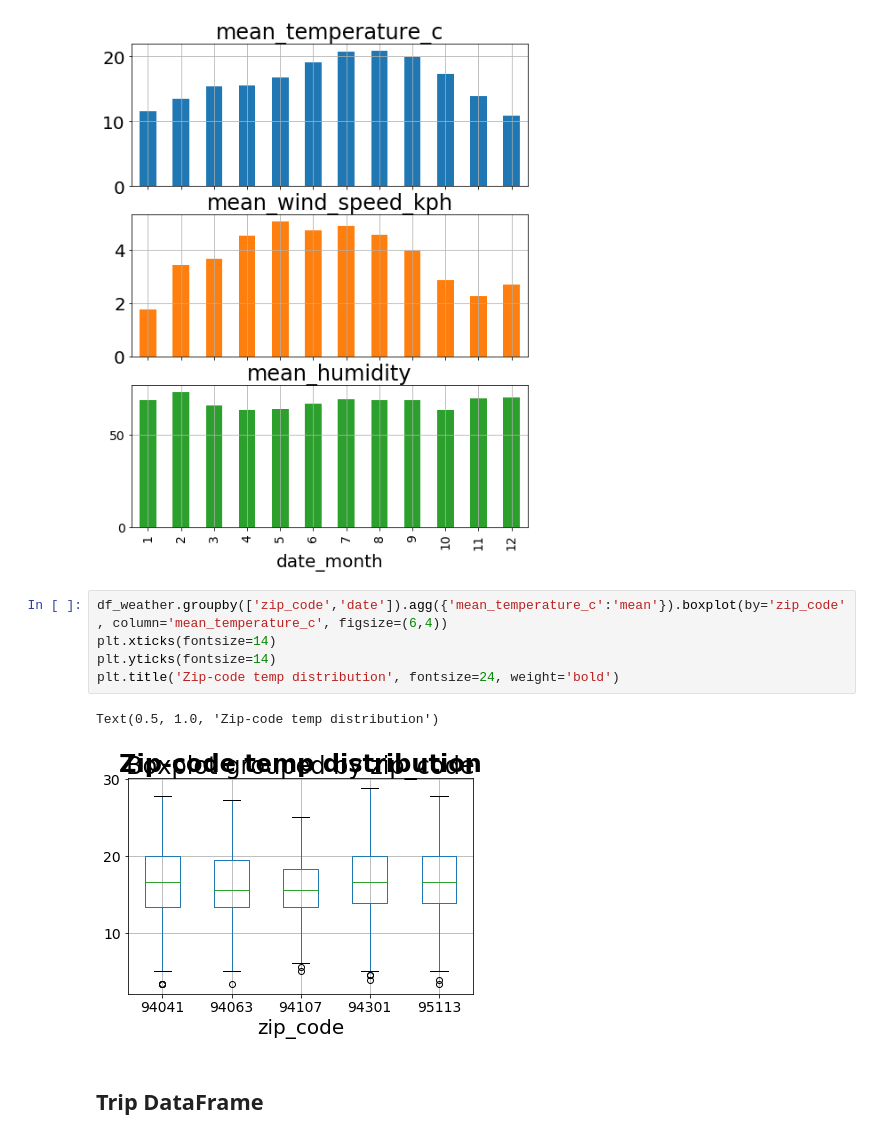
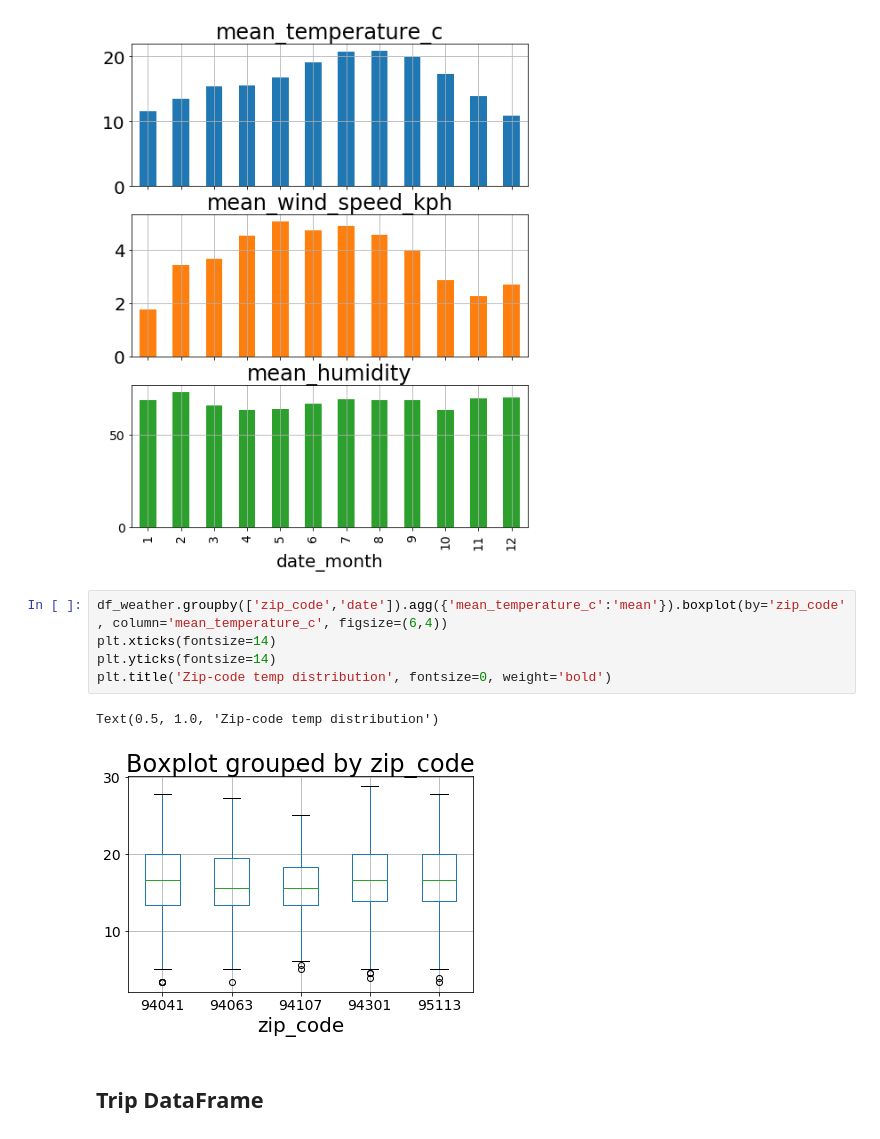
Before and after one commit to orbenishay/pandas-project, a Jupyter notebook: Bicycle_10.ipynb, the cells around one changed output. Drawn from its saved outputs; the diff is of its cells as text.

```diff
--- a/Bicycle_10.ipynb
+++ b/Bicycle_10.ipynb
@@ -104,11 +104,11 @@ plt.yticks(fontsize=14)
 # %%
 df_weather.groupby(['zip_code','date']).agg({'mean_temperature_c':'mean'}).boxplot(by='zip_code', column='mean_temperature_c', figsize=(6,4))
 plt.xticks(fontsize=14)
 plt.yticks(fontsize=14)
-plt.title('Zip-code temp distribution', fontsize=24, weight='bold')
+plt.title('Zip-code temp distribution', fontsize=0, weight='bold')
 # %% [output]
 Text(0.5, 1.0, 'Zip-code temp distribution')
-[figure, old version]
+[figure, new version]
 # %% [markdown]
 ## Trip DataFrame
 # %%
```
Also changed, not shown: parts of 11 cells of this notebook.
